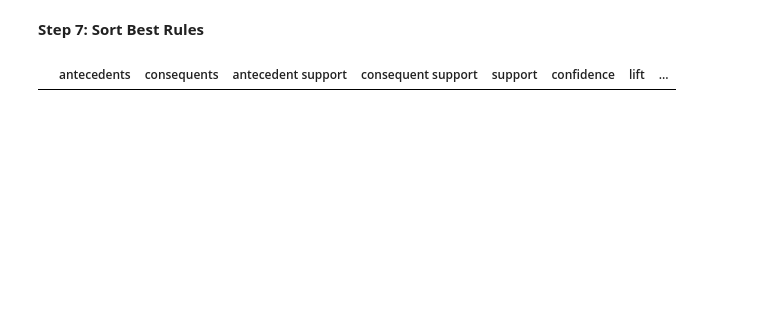
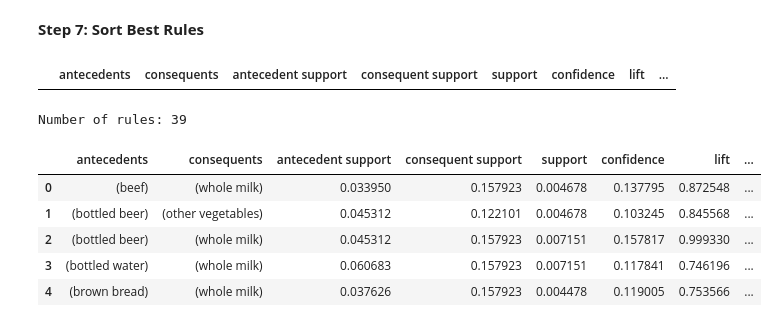
Before and after one commit to Sanika-tech123/Advanced-Machine-Learning-Practicals, a Jupyter notebook: Apriori_Algorithm.ipynb, the cells around one changed output. Cells and saved outputs as stored; diff of their text form; code cells hidden in the pictures; blank space fills up the shorter version.

```diff
--- a/Apriori_Algorithm.ipynb
+++ b/Apriori_Algorithm.ipynb
@@ -107,3 +118,14 @@ rules = rules.sort_values(['lift', 'confidence'], ascending=False)
 rules.head(10)
 # %% [output]
 |  | antecedents | consequents | antecedent support | consequent support | support | confidence | lift | ... |
+# %%
+print("Number of rules:", len(rules))
+rules.head()
+# %% [output]
+Number of rules: 39
+|  | antecedents | consequents | antecedent support | consequent support | support | confidence | lift | ... |
+| 0 | (beef) | (whole milk) | 0.033950 | 0.157923 | 0.004678 | 0.137795 | 0.872548 | ... |
+| 1 | (bottled beer) | (other vegetables) | 0.045312 | 0.122101 | 0.004678 | 0.103245 | 0.845568 | ... |
+| 2 | (bottled beer) | (whole milk) | 0.045312 | 0.157923 | 0.007151 | 0.157817 | 0.999330 | ... |
+| 3 | (bottled water) | (whole milk) | 0.060683 | 0.157923 | 0.007151 | 0.117841 | 0.746196 | ... |
+| 4 | (brown bread) | (whole milk) | 0.037626 | 0.157923 | 0.004478 | 0.119005 | 0.753566 | ... |
```
Also changed, not shown: parts of 5 cells of this notebook.
